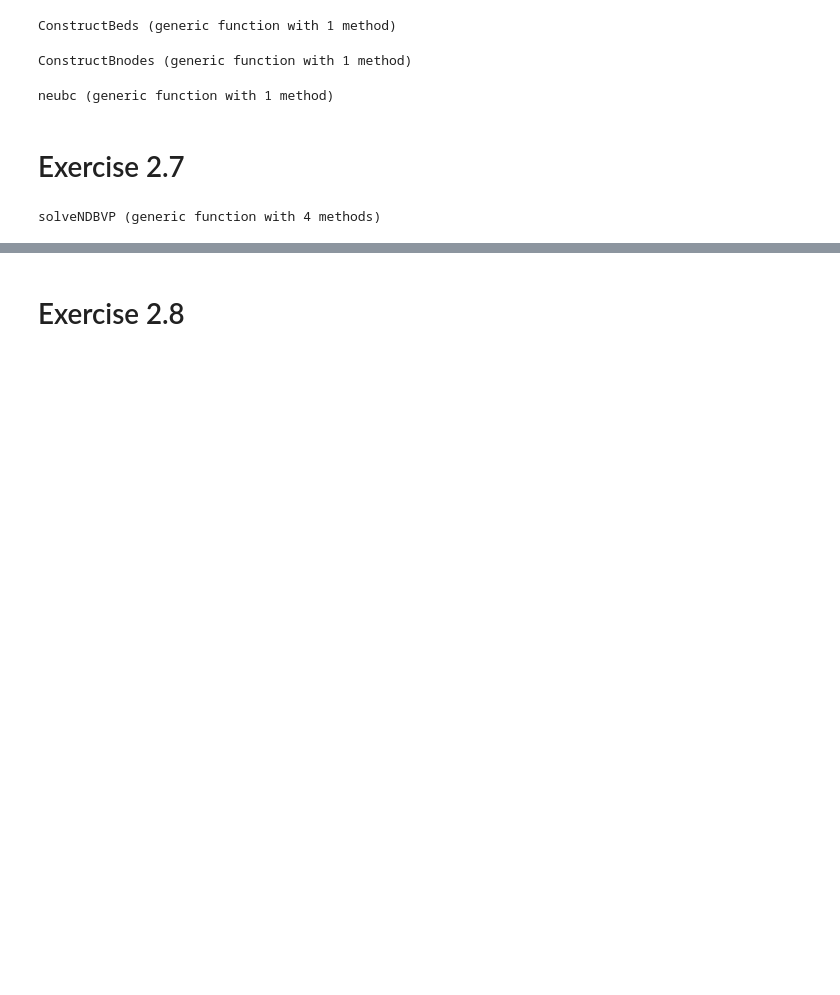
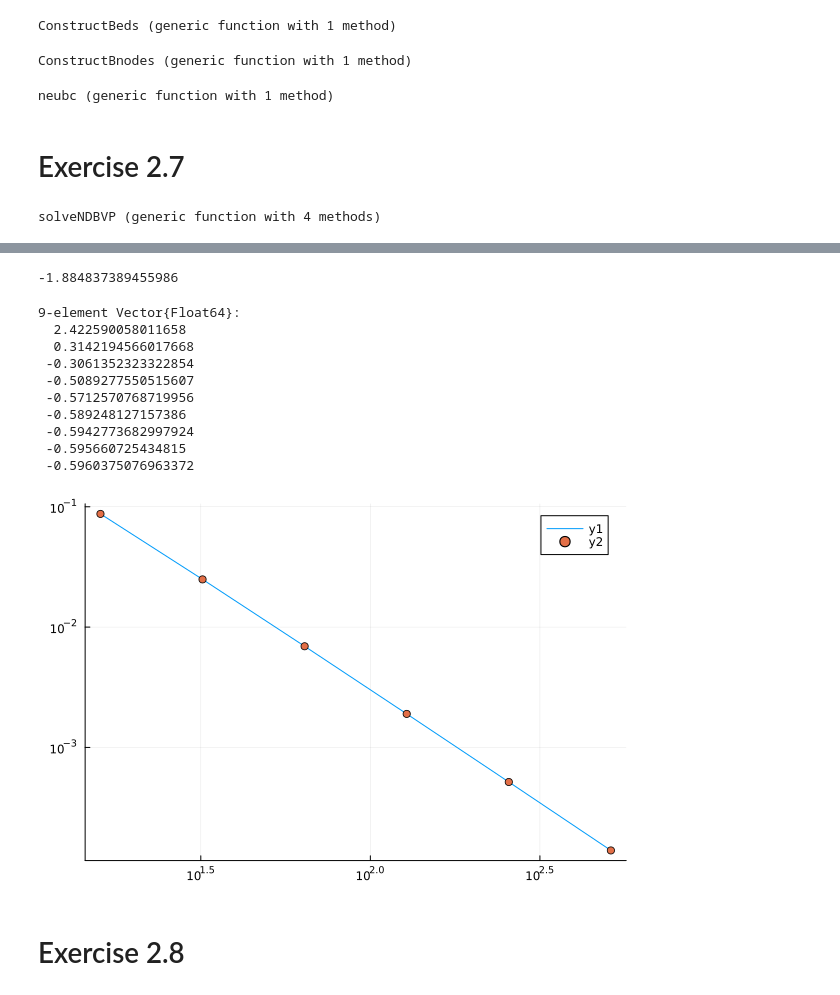
Before and after one commit to jkbch/FEM, a Jupyter notebook: week 2/Claras_julia_week2.ipynb, the cells around one changed output, grey strips where cells are left out. Cells and saved outputs as stored; diff of their text form; code cells hidden in the pictures; blank space fills up the shorter version.

```diff
--- a/week 2/Claras_julia_week2.ipynb
+++ b/week 2/Claras_julia_week2.ipynb
@@ -417,22 +435,22 @@ function q(x1, y1, x2, y2)
 
     return -(ux(xc, yc)*n1 +uy(xc, yc)*n2)
 end
-N = 8
-es = zeros(N-2)
-noelm = zeros(Int64, N-2)
+N = 9
+es = zeros(N)
+uNull = zeros(N)
+noelm = zeros(Int64, N)
 
-for i in 1:N-2
-    j = i+2
-    noelm[i] = 2^j
+for i in 1:N
+    noelm[i] = 2^i
     VX, VY = xy(x0, y0, L1, L2, noelm[i], noelm[i])
     EToV = conelmtab(noelm[i], noelm[i])
 
     us, e = solveNDBVP(VX, VY, EToV,qt, q, f, distN, distD)
     es[i] = e
 
+    us = reshape(us, (noelm[i]+1, noelm[i]+1))
+    uNull[i] = us[noelm[i]+1, 1]
+
 
 end
-
-display(fit(log10.(noelm), log10.(es), 1)[1])
-plot(noelm, es,  xaxis=:log10, yaxis=:log10)
 # %% [output]
@@ -440,3 +466,23 @@ LoadError: OutOfMemoryError()
+# %%
+display(fit(log10.(noelm[7:end]), log10.(es[7:end]), 1)[1])
+p = plot(noelm[4:end], es[4:end],  xaxis=:log10, yaxis=:log10)
+scatter!(noelm[4:end], es[4:end])
+display(uNull)
+
+display(p)
+# %% [output]
+-1.884837389455986
+9-element Vector{Float64}:
+  2.422590058011658
+  0.3142194566017668
+ -0.3061352323322854
+ -0.5089277550515607
+ -0.5712570768719956
+ -0.589248127157386
+ -0.5942773682997924
+ -0.595660725434815
+ -0.5960375076963372
+[figure, added]
 # %% [markdown]
 # Exercise 2.8
 # %%
```
Also changed, not shown: parts of 10 cells of this notebook.
